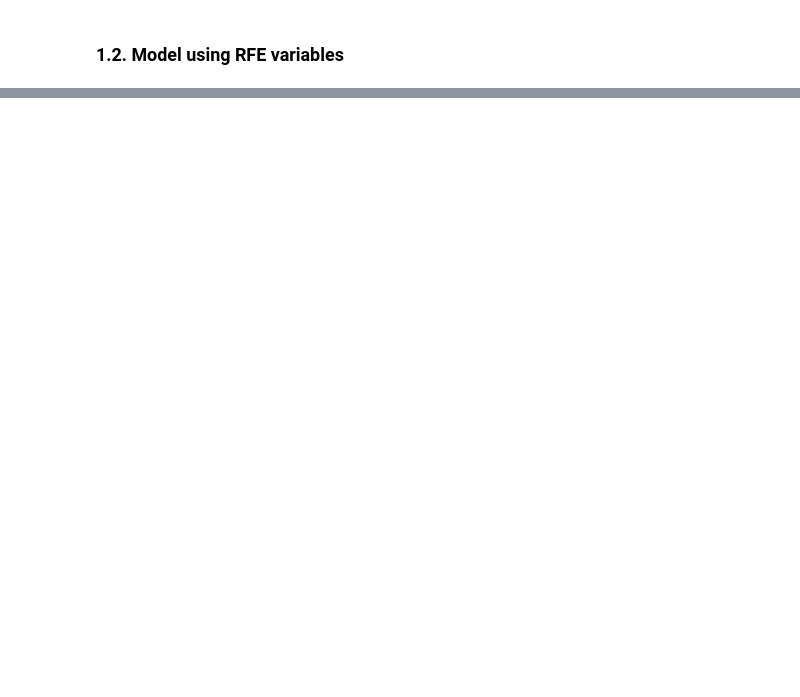
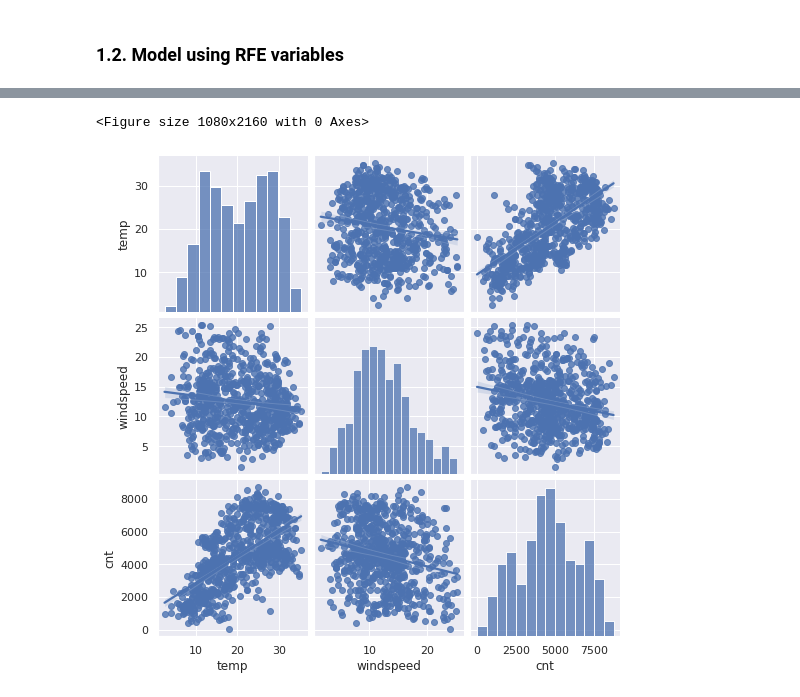
Before and after one commit to PhucInAI/Master_LJMU-IIITB_Course03_02, a Jupyter notebook: Untitled.ipynb, the cells around one changed output, grey strips where cells are left out. Cells and saved outputs as stored; diff of their text form; code cells hidden in the pictures; blank space fills up the shorter version.

```diff
--- a/Untitled.ipynb
+++ b/Untitled.ipynb
@@ -682,10 +683,10 @@ memory usage: 86.2 KB
 ## 2 Devide data to train and test
 # %%
 #y to contain only target variable
-y = df.pop('cnt')
+y = df['cnt']
 
 #X is all remainign variable also our independent variables
-X = df
+X = df.drop('cnt', axis=1)
 
 #Train Test split with 80:20 ratio
 X_train, X_test, y_train, y_test = train_test_split(X, y, test_size=0.2, random_state=seed)
@@ -1009,0 +994,9 @@ Residual Mean Error is: -0.0
+# %%
+cols_linearity = ['temp', 'windspeed', 'cnt']
+# %%
+plt.figure(figsize = (15,30))
+sns.pairplot(data=df[cols_linearity], kind='reg')
+plt.show()
+# %% [output]
+<Figure size 1080x2160 with 0 Axes>
+[figure, added]
```
Also changed, not shown: parts of 91 cells of this notebook.
